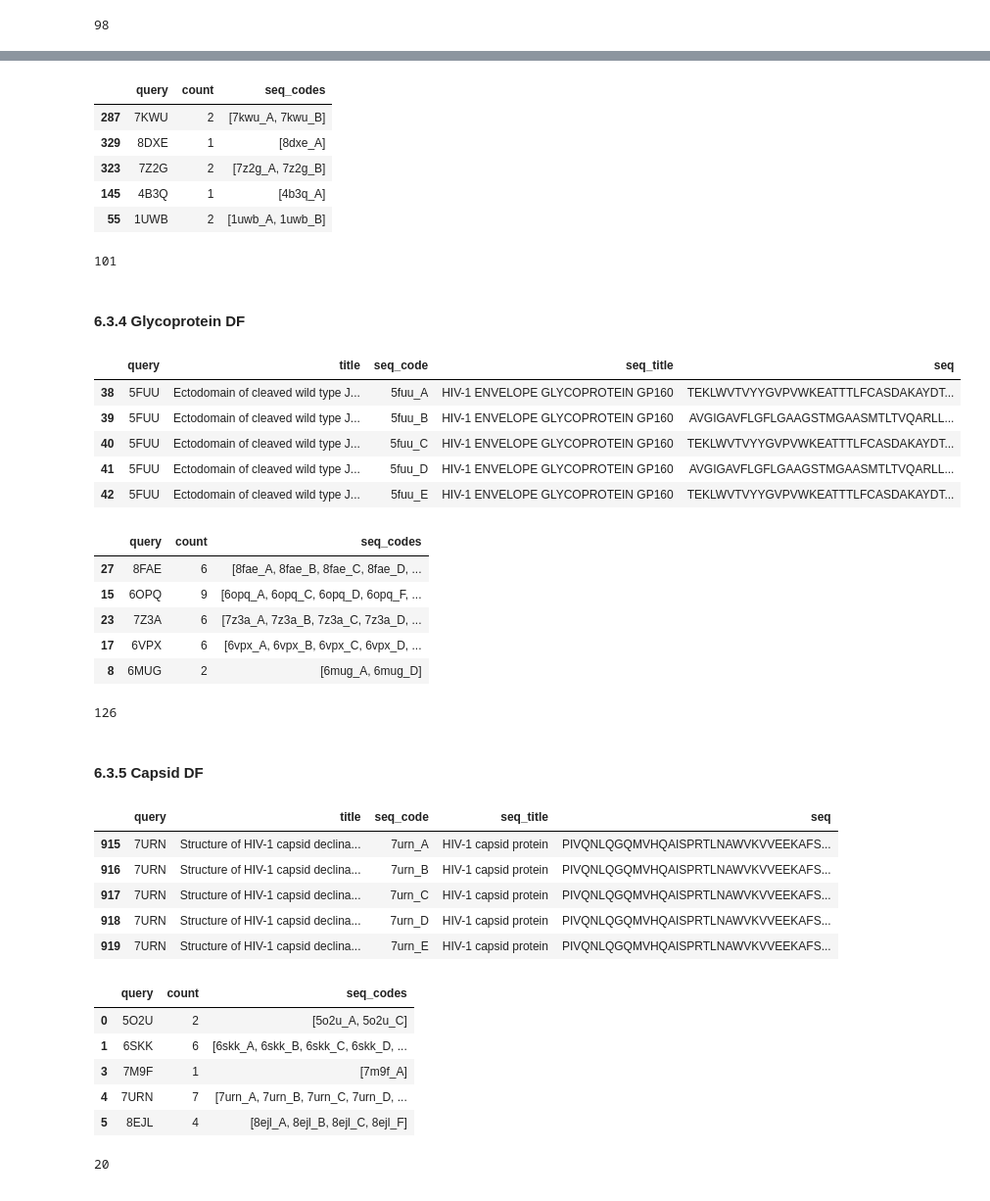
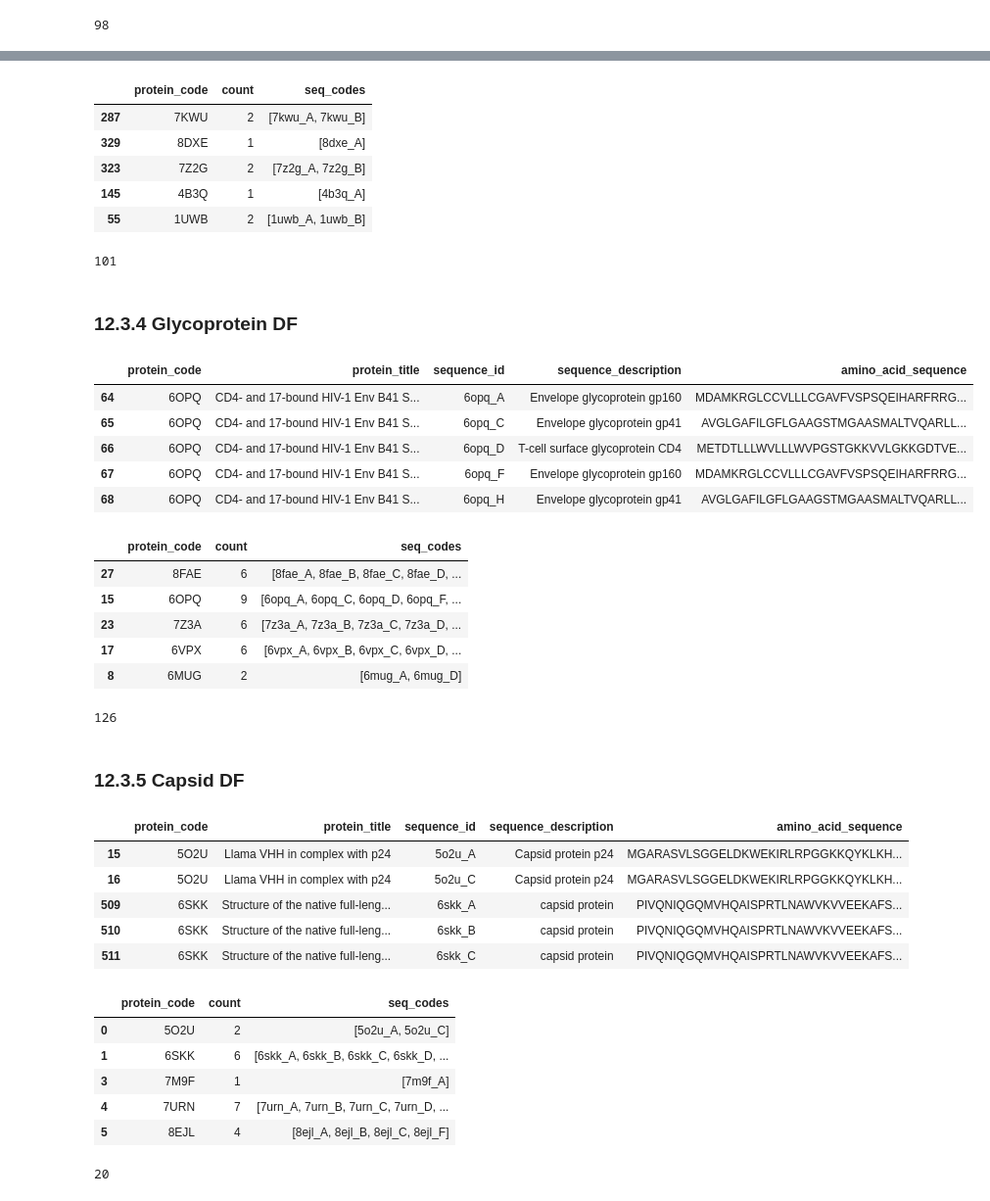
Before and after one commit to FillipusAditya/clustering-hiv-type-1-protein, a Jupyter notebook: hiv_type_1.ipynb, the cells around one changed output, grey strips where cells are left out. Shown at 98% size. Cells and saved outputs as stored; diff of their text form; code cells hidden in the pictures.

```diff
--- a/hiv_type_1.ipynb
+++ b/hiv_type_1.ipynb
@@ -417,0 +383,3 @@ hiv_df_filtered.head()
+# %%
+df_hiv_protein_sequence_info = pd.read_csv("./dataset/hiv-protein-sequence-info.csv")
+df_hiv_protein_sequence_info.head()
@@ -417,0 +409,11 @@ hiv_df_filtered.head()
+# %%
+# Define relevant keywords
+keywords = ["protease", "transcriptase", "glycoprotein", "capsid"]
+pattern = "|".join(keywords)
+
+# Filter rows containing any of the keywords in the 'sequence_description' column (case-insensitive)
+hiv_target_proteins = df_hiv_protein_sequence_info[
+    df_hiv_protein_sequence_info["sequence_description"].str.contains(pattern, case=False, na=False)
+].reset_index(drop=True)
+
+hiv_target_proteins.to_csv("./dataset/hiv-protein-target-sequence-info.csv", index=False)
@@ -560,15 +591,14 @@ transcriptase_df.head()
 # %%
-transcriptase_count_df = transcriptase_df.groupby('query').agg(
-    count=('seq_code', 'count'),
-    seq_codes=('seq_code', lambda x: list(x))
+transcriptase_count_df = transcriptase_df.groupby('protein_code').agg(
+    count=('sequence_id', 'count'),
+    seq_codes=('sequence_id', lambda x: list(x))
 ).reset_index()
 
 transcriptase_count_sample = transcriptase_count_df.sample(n=50, random_state=42)  # random_state untuk replikasi
 
-# Menampilkan hasil
 transcriptase_count_sample.head()
 # %% [output]
-|  | query | count | seq_codes |
+|  | protein_code | count | seq_codes |
 | 287 | 7KWU | 2 | [7kwu_A, 7kwu_B] |
 | 329 | 8DXE | 1 | [8dxe_A] |
 | 323 | 7Z2G | 2 | [7z2g_A, 7z2g_B] |
@@ -580,29 +610,28 @@ len(transcriptase_seq)
 # %% [output]
 101
 # %% [markdown]
-#### 6.3.4 Glycoprotein DF
+### 12.3.4 Glycoprotein DF
 # %%
-glycoprotein_df = hiv_df[hiv_df["seq_title"].str.contains("glycoprotein", case=False, na=False)]
+glycoprotein_df = hiv_target_proteins[hiv_target_proteins["sequence_description"].str.contains("glycoprotein", case=False, na=False)]
 glycoprotein_df.head()
 # %% [output]
-|  | query | title | seq_code | seq_title | seq |
-| 38 | 5FUU | Ectodomain of cleaved wild type J... | 5fuu_A | HIV-1 ENVELOPE GLYCOPROTEIN GP160 | TEKLWVTVYYGVPVWKEATTTLFCASDAKAYDT... |
-| 39 | 5FUU | Ectodomain of cleaved wild type J... | 5fuu_B | HIV-1 ENVELOPE GLYCOPROTEIN GP160 | AVGIGAVFLGFLGAAGSTMGAASMTLTVQARLL... |
-| 40 | 5FUU | Ectodomain of cleaved wild type J... | 5fuu_C | HIV-1 ENVELOPE GLYCOPROTEIN GP160 | TEKLWVTVYYGVPVWKEATTTLFCASDAKAYDT... |
-| 41 | 5FUU | Ectodomain of cleaved wild type J... | 5fuu_D | HIV-1 ENVELOPE GLYCOPROTEIN GP160 | AVGIGAVFLGFLGAAGSTMGAASMTLTVQARLL... |
-| 42 | 5FUU | Ectodomain of cleaved wild type J... | 5fuu_E | HIV-1 ENVELOPE GLYCOPROTEIN GP160 | TEKLWVTVYYGVPVWKEATTTLFCASDAKAYDT... |
+|  | protein_code | protein_title | sequence_id | sequence_description | amino_acid_sequence |
+| 64 | 6OPQ | CD4- and 17-bound HIV-1 Env B41 S... | 6opq_A | Envelope glycoprotein gp160 | MDAMKRGLCCVLLLCGAVFVSPSQEIHARFRRG... |
+| 65 | 6OPQ | CD4- and 17-bound HIV-1 Env B41 S... | 6opq_C | Envelope glycoprotein gp41 | AVGLGAFILGFLGAAGSTMGAASMALTVQARLL... |
+| 66 | 6OPQ | CD4- and 17-bound HIV-1 Env B41 S... | 6opq_D | T-cell surface glycoprotein CD4 | METDTLLLWVLLLWVPGSTGKKVVLGKKGDTVE... |
+| 67 | 6OPQ | CD4- and 17-bound HIV-1 Env B41 S... | 6opq_F | Envelope glycoprotein gp160 | MDAMKRGLCCVLLLCGAVFVSPSQEIHARFRRG... |
+| 68 | 6OPQ | CD4- and 17-bound HIV-1 Env B41 S... | 6opq_H | Envelope glycoprotein gp41 | AVGLGAFILGFLGAAGSTMGAASMALTVQARLL... |
 # %%
-glycoprotein_count_df = glycoprotein_df.groupby('query').agg(
-    count=('seq_code', 'count'),
-    seq_codes=('seq_code', lambda x: list(x))
+glycoprotein_count_df = glycoprotein_df.groupby('protein_code').agg(
+    count=('sequence_id', 'count'),
+    seq_codes=('sequence_id', lambda x: list(x))
 ).reset_index()
 
 glycoprotein_count_sample = glycoprotein_count_df.sample(n=20, random_state=42)  # random_state untuk replikasi
 
-# Menampilkan hasil
 glycoprotein_count_sample.head()
 # %% [output]
-|  | query | count | seq_codes |
+|  | protein_code | count | seq_codes |
 | 27 | 8FAE | 6 | [8fae_A, 8fae_B, 8fae_C, 8fae_D, ... |
 | 15 | 6OPQ | 9 | [6opq_A, 6opq_C, 6opq_D, 6opq_F, ... |
 | 23 | 7Z3A | 6 | [7z3a_A, 7z3a_B, 7z3a_C, 7z3a_D, ... |
@@ -614,28 +643,28 @@ len(glycoprotein_seq)
 # %% [output]
 126
 # %% [markdown]
-#### 6.3.5 Capsid DF
+### 12.3.5 Capsid DF
 # %%
-capsid_df = hiv_df[hiv_df["seq_title"].str.contains("capsid", case=False, na=False)]
+capsid_df = hiv_target_proteins[hiv_target_proteins["sequence_description"].str.contains("capsid", case=False, na=False)]
 capsid_df.head()
 # %% [output]
-|  | query | title | seq_code | seq_title | seq |
-| 915 | 7URN | Structure of HIV-1 capsid declina... | 7urn_A | HIV-1 capsid protein | PIVQNLQGQMVHQAISPRTLNAWVKVVEEKAFS... |
-| 916 | 7URN | Structure of HIV-1 capsid declina... | 7urn_B | HIV-1 capsid protein | PIVQNLQGQMVHQAISPRTLNAWVKVVEEKAFS... |
-| 917 | 7URN | Structure of HIV-1 capsid declina... | 7urn_C | HIV-1 capsid protein | PIVQNLQGQMVHQAISPRTLNAWVKVVEEKAFS... |
-| 918 | 7URN | Structure of HIV-1 capsid declina... | 7urn_D | HIV-1 capsid protein | PIVQNLQGQMVHQAISPRTLNAWVKVVEEKAFS... |
-| 919 | 7URN | Structure of HIV-1 capsid declina... | 7urn_E | HIV-1 capsid protein | PIVQNLQGQMVHQAISPRTLNAWVKVVEEKAFS... |
+|  | protein_code | protein_title | sequence_id | sequence_description | amino_acid_sequence |
+| 15 | 5O2U | Llama VHH in complex with p24 | 5o2u_A | Capsid protein p24 | MGARASVLSGGELDKWEKIRLRPGGKKQYKLKH... |
+| 16 | 5O2U | Llama VHH in complex with p24 | 5o2u_C | Capsid protein p24 | MGARASVLSGGELDKWEKIRLRPGGKKQYKLKH... |
+| 509 | 6SKK | Structure of the native full-leng... | 6skk_A | capsid protein | PIVQNIQGQMVHQAISPRTLNAWVKVVEEKAFS... |
+| 510 | 6SKK | Structure of the native full-leng... | 6skk_B | capsid protein | PIVQNIQGQMVHQAISPRTLNAWVKVVEEKAFS... |
+| 511 | 6SKK | Structure of the native full-leng... | 6skk_C | capsid protein | PIVQNIQGQMVHQAISPRTLNAWVKVVEEKAFS... |
 # %%
-capsid_count_df = capsid_df.groupby('query').agg(
-    count=('seq_code', 'count'),
-    seq_codes=('seq_code', lambda x: list(x))
+capsid_count_df = capsid_df.groupby('protein_code').agg(
+    count=('sequence_id', 'count'),
+    seq_codes=('sequence_id', lambda x: list(x))
 ).reset_index()
 
-capsid_count_df = capsid_count_df[capsid_count_df['query'] != "6X63"]
+capsid_count_df = capsid_count_df[capsid_count_df['protein_code'] != "6X63"]
 
 capsid_count_df.head()
 # %% [output]
-|  | query | count | seq_codes |
+|  | protein_code | count | seq_codes |
 | 0 | 5O2U | 2 | [5o2u_A, 5o2u_C] |
 | 1 | 6SKK | 6 | [6skk_A, 6skk_B, 6skk_C, 6skk_D, ... |
 | 3 | 7M9F | 1 | [7m9f_A] |
```
Also changed, not shown: parts of 155 cells of this notebook.
